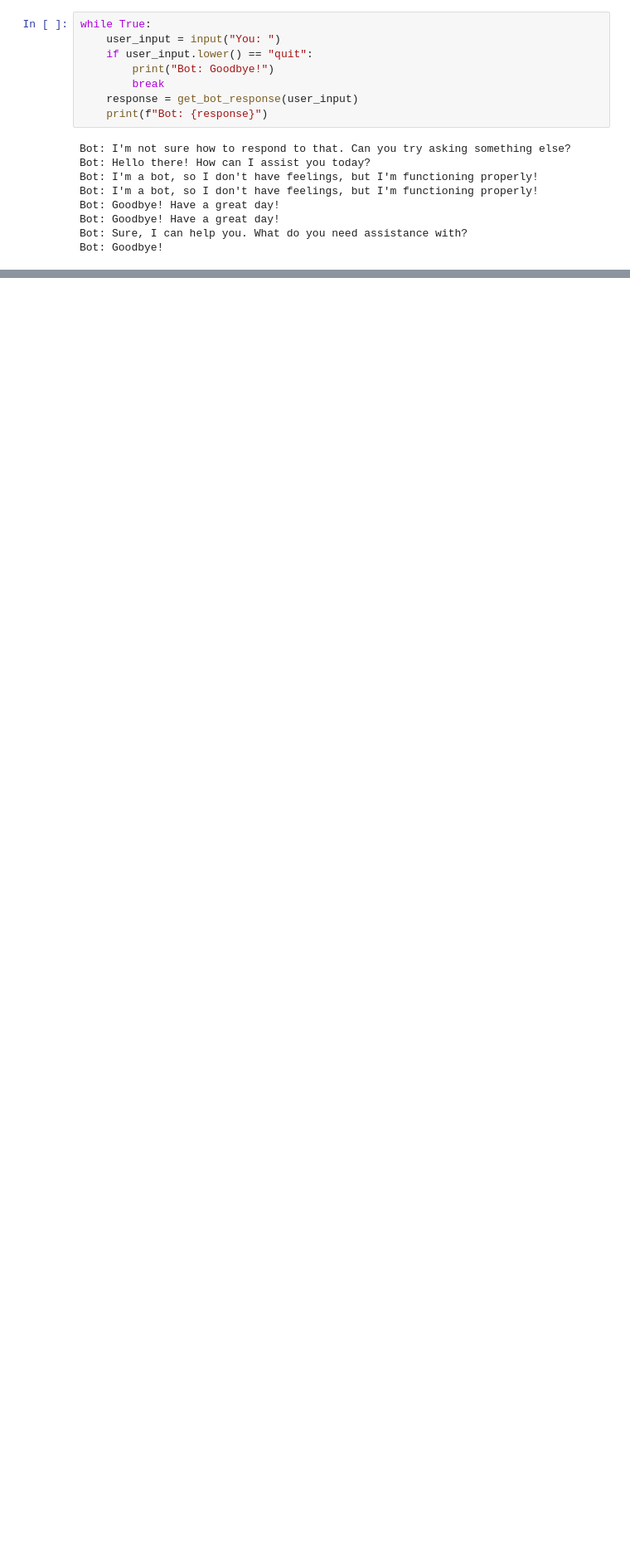
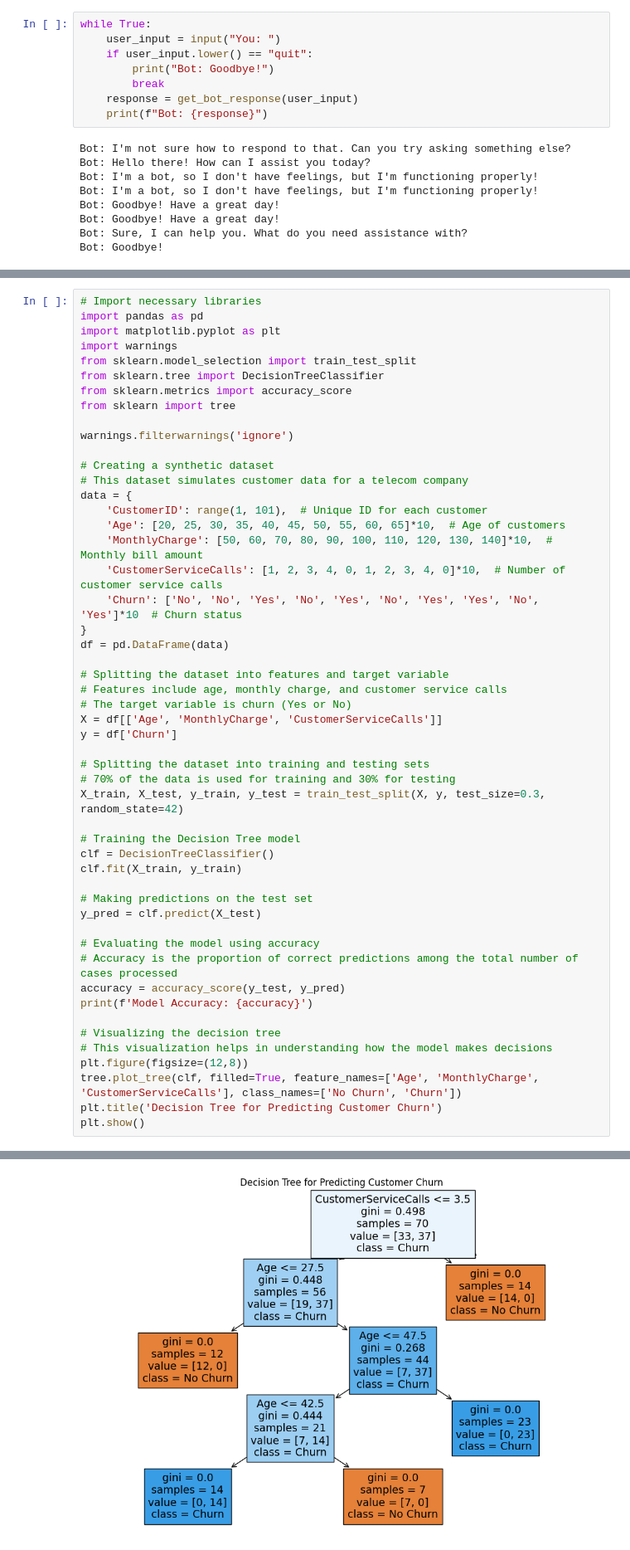
Before and after one commit to Mbashas/AI-ML, a Jupyter notebook: ai.ipynb, the cells around one changed output, grey strips where cells are left out. Shown: that part at 83% size. Saved outputs shown, nothing was run; the diff lists cells and outputs as text; blank space fills up the shorter version.

```diff
--- a/ai.ipynb
+++ b/ai.ipynb
@@ -85,0 +127,52 @@ Mean Squared Error: 146.02051889440582
+# %%
+# Import necessary libraries
+import pandas as pd
+import matplotlib.pyplot as plt
+import warnings
+from sklearn.model_selection import train_test_split
+from sklearn.tree import DecisionTreeClassifier
+from sklearn.metrics import accuracy_score
+from sklearn import tree
+
+warnings.filterwarnings('ignore')
+
+# Creating a synthetic dataset
+# This dataset simulates customer data for a telecom company
+data = {
+    'CustomerID': range(1, 101),  # Unique ID for each customer
+    'Age': [20, 25, 30, 35, 40, 45, 50, 55, 60, 65]*10,  # Age of customers
+    'MonthlyCharge': [50, 60, 70, 80, 90, 100, 110, 120, 130, 140]*10,  # Monthly bill amount
+    'CustomerServiceCalls': [1, 2, 3, 4, 0, 1, 2, 3, 4, 0]*10,  # Number of customer service calls
+    'Churn': ['No', 'No', 'Yes', 'No', 'Yes', 'No', 'Yes', 'Yes', 'No', 'Yes']*10  # Churn status
+}
+df = pd.DataFrame(data)
+
+# Splitting the dataset into features and target variable
+# Features include age, monthly charge, and customer service calls
+# The target variable is churn (Yes or No)
+X = df[['Age', 'MonthlyCharge', 'CustomerServiceCalls']]
+y = df['Churn']
+
+# Splitting the dataset into training and testing sets
+# 70% of the data is used for training and 30% for testing
+X_train, X_test, y_train, y_test = train_test_split(X, y, test_size=0.3, random_state=42)
+
+# Training the Decision Tree model
+clf = DecisionTreeClassifier()
+clf.fit(X_train, y_train)
+
+# Making predictions on the test set
+y_pred = clf.predict(X_test)
+
+# Evaluating the model using accuracy
+# Accuracy is the proportion of correct predictions among the total number of cases processed
+accuracy = accuracy_score(y_test, y_pred)
+print(f'Model Accuracy: {accuracy}')
+
+# Visualizing the decision tree
+# This visualization helps in understanding how the model makes decisions
+plt.figure(figsize=(12,8))
+tree.plot_tree(clf, filled=True, feature_names=['Age', 'MonthlyCharge', 'CustomerServiceCalls'], class_names=['No Churn', 'Churn'])
+plt.title('Decision Tree for Predicting Customer Churn')
+plt.show()
+# %% [output]
@@ -85,0 +180 @@ Mean Squared Error: 146.02051889440582
+[figure, added]
```
Also changed, not shown: parts of 7 cells of this notebook.
